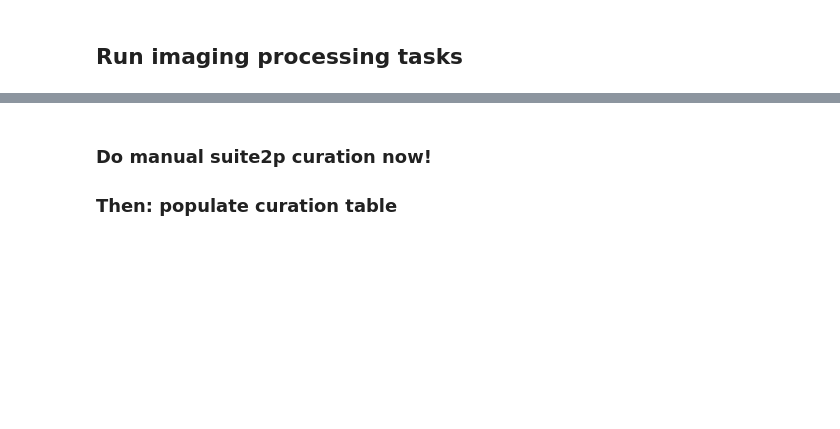
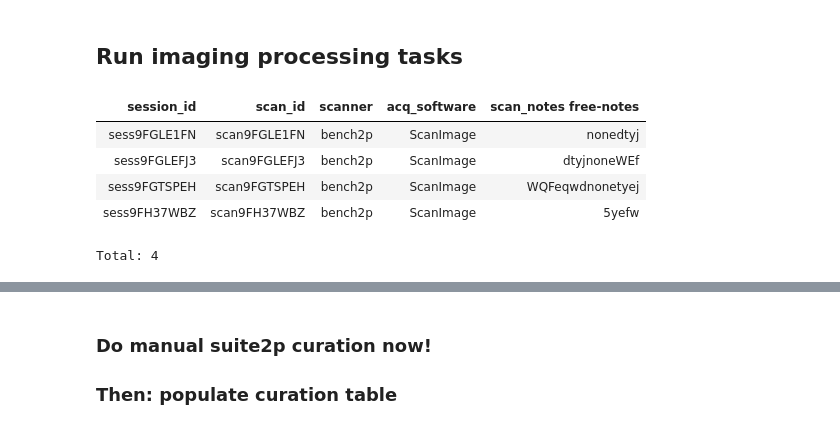
Before and after one commit to Gyepee/adamacs_jisooj, a Jupyter notebook: notebooks/10_troselab_workflow.ipynb, the cells around one changed output, grey strips where cells are left out. Drawn from its saved outputs; the diff is of its cells as text; code cells hidden in the pictures; blank space fills up the shorter version.

Commit message:
scan curation bug

```diff
--- a/notebooks/10_troselab_workflow.ipynb
+++ b/notebooks/10_troselab_workflow.ipynb
@@ -600,4 +570,13 @@ session.SessionSameSite()
 # %% [markdown]
 ## Run imaging processing tasks
+# %%
+ scan.Scan()
+# %% [output]
+| session_id | scan_id | scanner | acq_software | scan_notes free-notes |
+| sess9FGLE1FN | scan9FGLE1FN | bench2p | ScanImage | nonedtyj |
+| sess9FGLEFJ3 | scan9FGLEFJ3 | bench2p | ScanImage | dtyjnoneWEf |
+| sess9FGTSPEH | scan9FGTSPEH | bench2p | ScanImage | WQFeqwdnonetyej |
+| sess9FH37WBZ | scan9FH37WBZ | bench2p | ScanImage | 5yefw |
+Total: 4
 # %%
 imaging.ProcessingTask()
```
Also changed, not shown: parts of 15 cells of this notebook.
